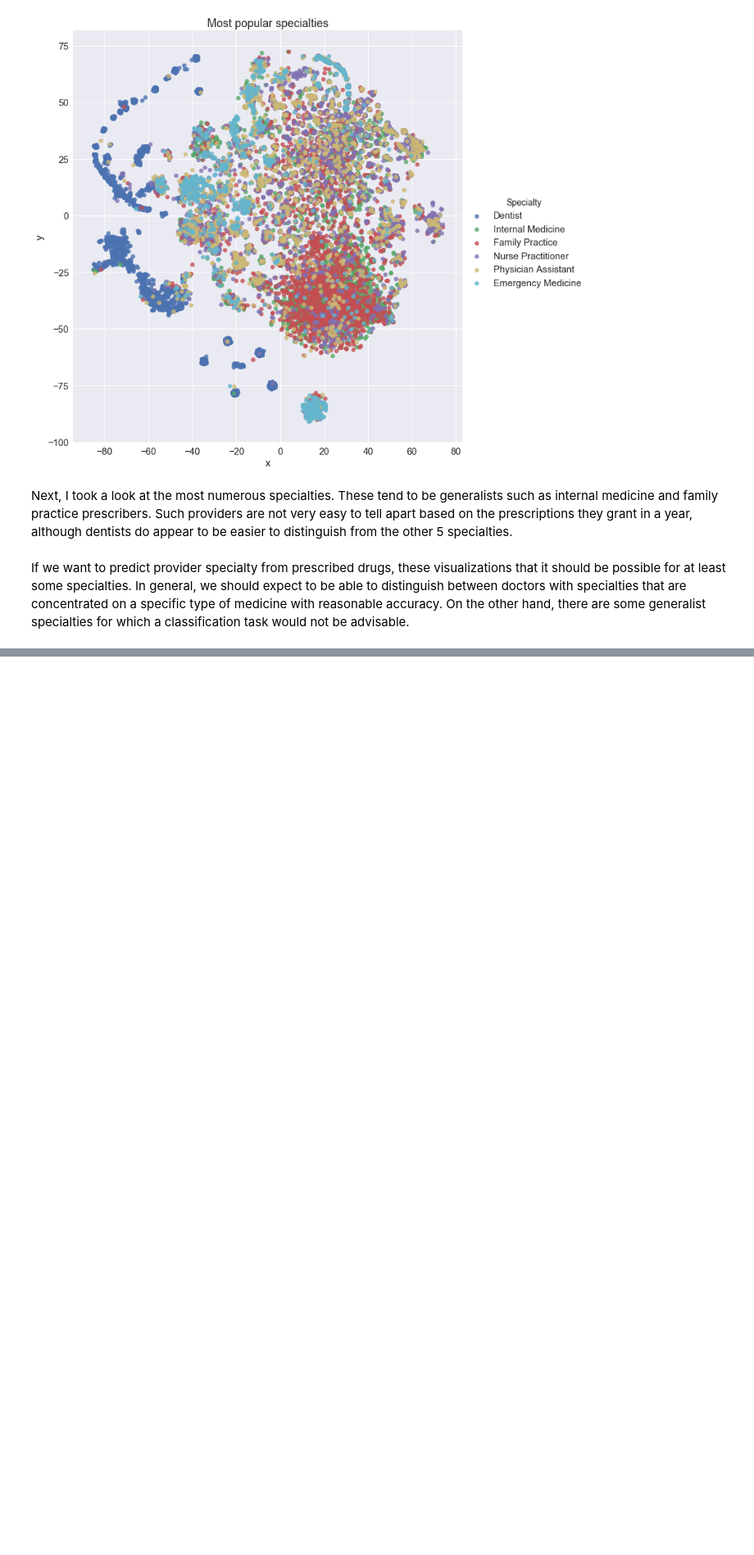
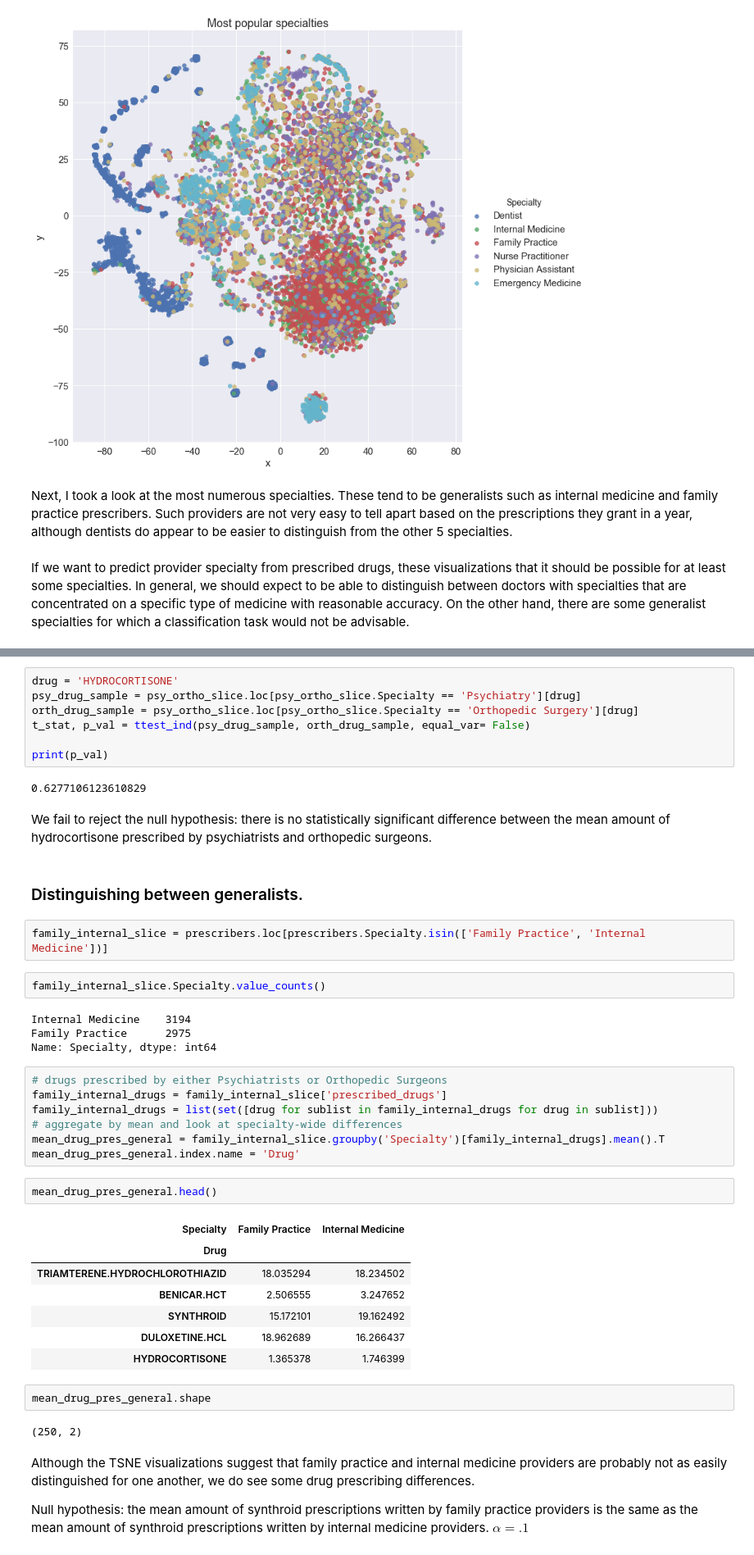
Before and after one commit to ryatchak/springboard, a Jupyter notebook: capstone1_prescriptionprediction/data_story.ipynb, the cells around one changed output, grey strips where cells are left out. Shown at 82% size. Cells and saved outputs as stored; diff of their text form; blank space fills up the shorter version.

```diff
--- a/capstone1_prescriptionprediction/data_story.ipynb
+++ b/capstone1_prescriptionprediction/data_story.ipynb
@@ -538,0 +691,46 @@ If we want to predict provider specialty from prescribed drugs, these visualizat
+# %%
+drug = 'HYDROCORTISONE'
+psy_drug_sample = psy_ortho_slice.loc[psy_ortho_slice.Specialty == 'Psychiatry'][drug]
+orth_drug_sample = psy_ortho_slice.loc[psy_ortho_slice.Specialty == 'Orthopedic Surgery'][drug]
+t_stat, p_val = ttest_ind(psy_drug_sample, orth_drug_sample, equal_var= False)
+
+print(p_val)
+# %% [output]
+0.6277106123610829
+# %% [markdown]
+We fail to reject the null hypothesis: there is no statistically significant difference between the mean amount of hydrocortisone prescribed by psychiatrists and orthopedic surgeons.
+# %% [markdown]
+### Distinguishing between generalists.
+# %%
+family_internal_slice = prescribers.loc[prescribers.Specialty.isin(['Family Practice', 'Internal Medicine'])]
+# %%
+family_internal_slice.Specialty.value_counts()
+# %% [output]
+Internal Medicine    3194
+Family Practice      2975
+Name: Specialty, dtype: int64
+# %%
+# drugs prescribed by either Psychiatrists or Orthopedic Surgeons
+family_internal_drugs = family_internal_slice['prescribed_drugs']
+family_internal_drugs = list(set([drug for sublist in family_internal_drugs for drug in sublist]))
+# aggregate by mean and look at specialty-wide differences
+mean_drug_pres_general = family_internal_slice.groupby('Specialty')[family_internal_drugs].mean().T
+mean_drug_pres_general.index.name = 'Drug'
+# %%
+mean_drug_pres_general.head()
+# %% [output]
+| Specialty | Family Practice | Internal Medicine |
+| Drug |  |  |
+| TRIAMTERENE.HYDROCHLOROTHIAZID | 18.035294 | 18.234502 |
+| BENICAR.HCT | 2.506555 | 3.247652 |
+| SYNTHROID | 15.172101 | 19.162492 |
+| DULOXETINE.HCL | 18.962689 | 16.266437 |
+| HYDROCORTISONE | 1.365378 | 1.746399 |
+# %%
+mean_drug_pres_general.shape
+# %% [output]
+(250, 2)
+# %% [markdown]
+Although the TSNE visualizations suggest that family practice and internal medicine providers are probably not as easily distinguished for one another, we do see some drug prescribing differences.
+
+Null hypothesis: the mean amount of synthroid prescriptions written by family practice providers is the same as the mean amount of synthroid prescriptions written by internal medicine providers. $\alpha = .1$
```
Also changed, not shown: parts of 42 cells of this notebook, 1 other file.
